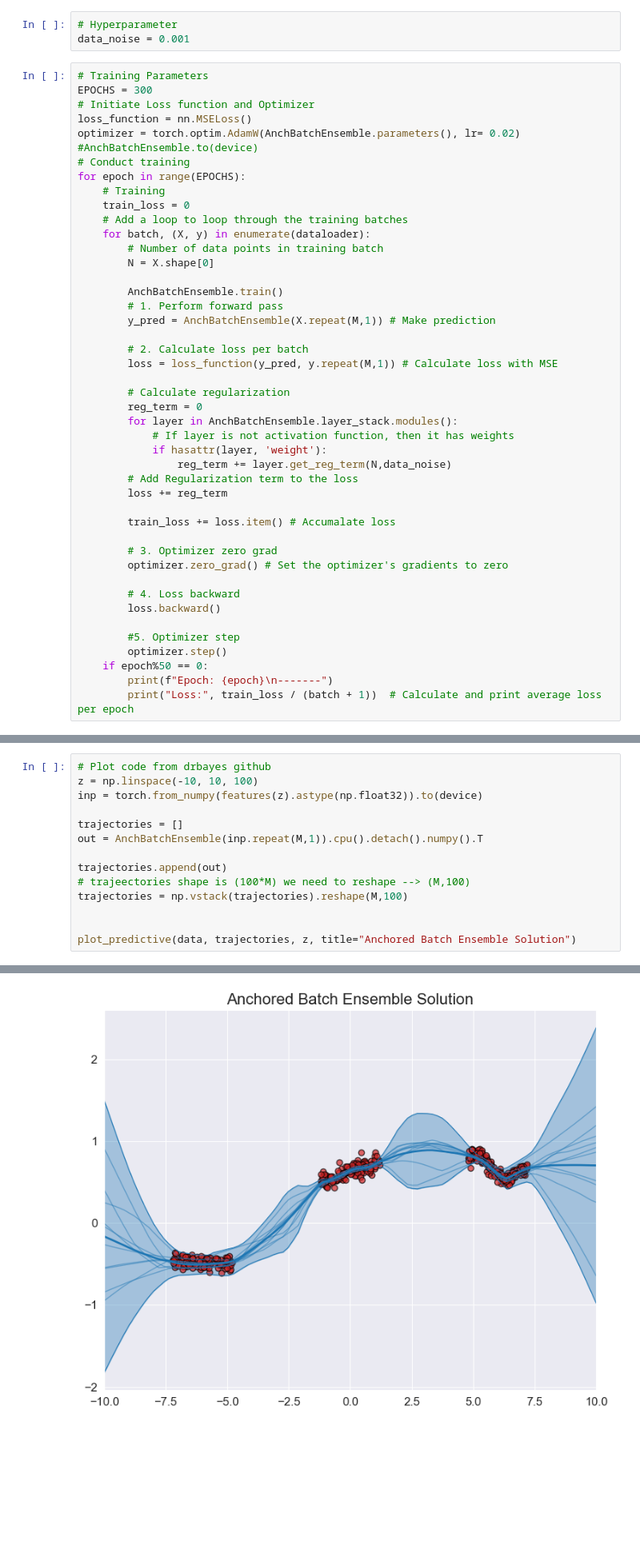
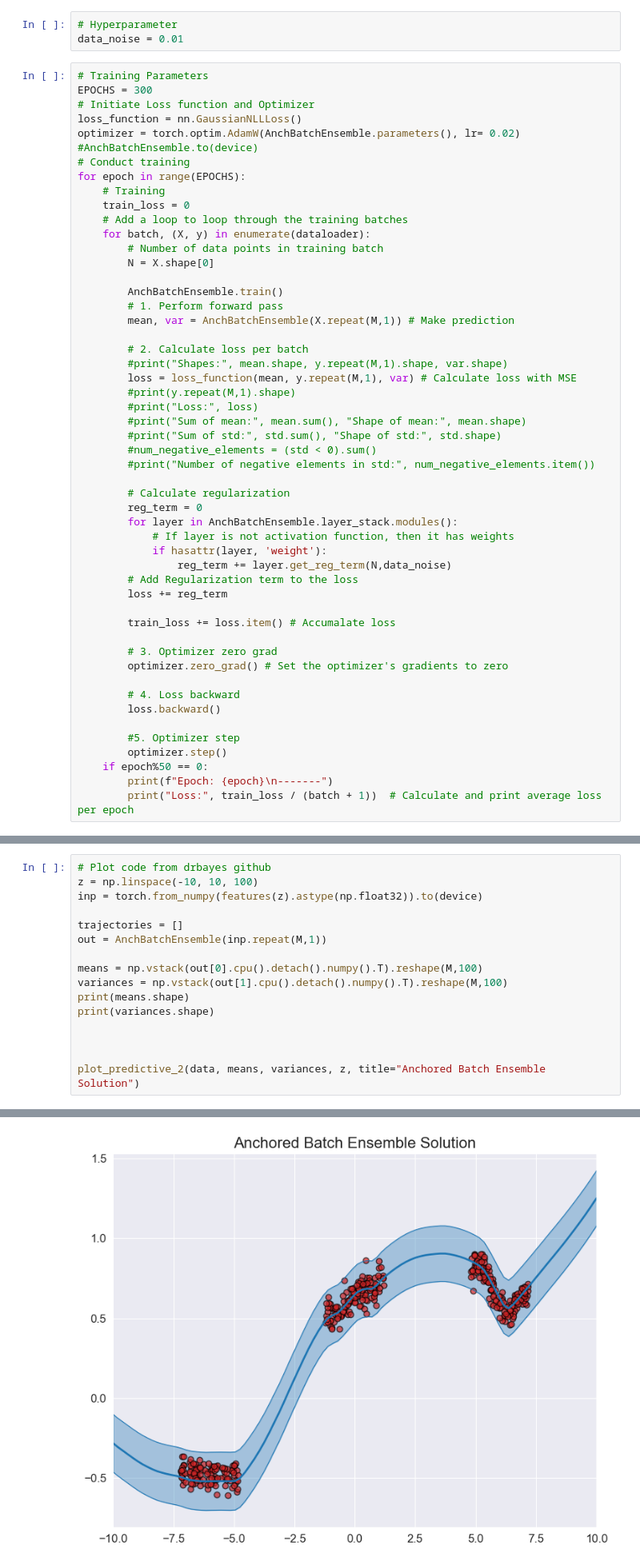
Before and after one commit to Gabriel-Arteaga/AnchoredBatchEnsemble, a Jupyter notebook: notebooks/Deep_Ensemble_Izmailov_Toydata.ipynb, the cells around one changed output, grey strips where cells are left out. Shown at 80% size. Drawn from its saved outputs; the diff is of its cells as text; blank space fills up the shorter version.

Commit message:
Implemented AnchoredBatch with GaussianNLLLoss

```diff
--- a/notebooks/Deep_Ensemble_Izmailov_Toydata.ipynb
+++ b/notebooks/Deep_Ensemble_Izmailov_Toydata.ipynb
@@ -586,12 +658,12 @@ output_dim = 1
 AnchBatchEnsemble = AnchoredBatchEnsemble(ensemble_size=M,input_shape=input_dim,hidden_units=h_units,output_shape=output_dim, device=device)
 # %%
 # Hyperparameter
-data_noise = 0.001
+data_noise = 0.01
 # %%
 # Training Parameters
 EPOCHS = 300
 # Initiate Loss function and Optimizer
-loss_function = nn.MSELoss()
+loss_function = nn.GaussianNLLLoss()
 optimizer = torch.optim.AdamW(AnchBatchEnsemble.parameters(), lr= 0.02)
 #AnchBatchEnsemble.to(device)
 # Conduct training
@@ -605,10 +677,17 @@ for epoch in range(EPOCHS):
 
         AnchBatchEnsemble.train()
         # 1. Perform forward pass
-        y_pred = AnchBatchEnsemble(X.repeat(M,1)) # Make prediction
+        mean, var = AnchBatchEnsemble(X.repeat(M,1)) # Make prediction
 
         # 2. Calculate loss per batch
-        loss = loss_function(y_pred, y.repeat(M,1)) # Calculate loss with MSE
+        #print("Shapes:", mean.shape, y.repeat(M,1).shape, var.shape)
+        loss = loss_function(mean, y.repeat(M,1), var) # Calculate loss with MSE
+        #print(y.repeat(M,1).shape)
+        #print("Loss:", loss)
+        #print("Sum of mean:", mean.sum(), "Shape of mean:", mean.shape)
+        #print("Sum of std:", std.sum(), "Shape of std:", std.shape)
+        #num_negative_elements = (std < 0).sum()
+        #print("Number of negative elements in std:", num_negative_elements.item())
 
         # Calculate regularization
         reg_term = 0
@@ -657,12 +736,14 @@ z = np.linspace(-10, 10, 100)
 inp = torch.from_numpy(features(z).astype(np.float32)).to(device)
 
 trajectories = []
-out = AnchBatchEnsemble(inp.repeat(M,1)).cpu().detach().numpy().T
+out = AnchBatchEnsemble(inp.repeat(M,1))
 
-trajectories.append(out)
-# trajeectories shape is (100*M) we need to reshape --> (M,100)
-trajectories = np.vstack(trajectories).reshape(M,100)
+means = np.vstack(out[0].cpu().detach().numpy().T).reshape(M,100)
+variances = np.vstack(out[1].cpu().detach().numpy().T).reshape(M,100)
+print(means.shape)
+print(variances.shape)
 
 
-plot_predictive(data, trajectories, z, title="Anchored Batch Ensemble Solution")
+
+plot_predictive_2(data, means, variances, z, title="Anchored Batch Ensemble Solution")
 # %% [output]
@@ -669 +752 @@ plot_predictive(data, trajectories, z, title="Anchored Batch Ensemble Solution")
-[figure, old version]
+[figure, new version]
```
Also changed, not shown: parts of 5 cells of this notebook.
